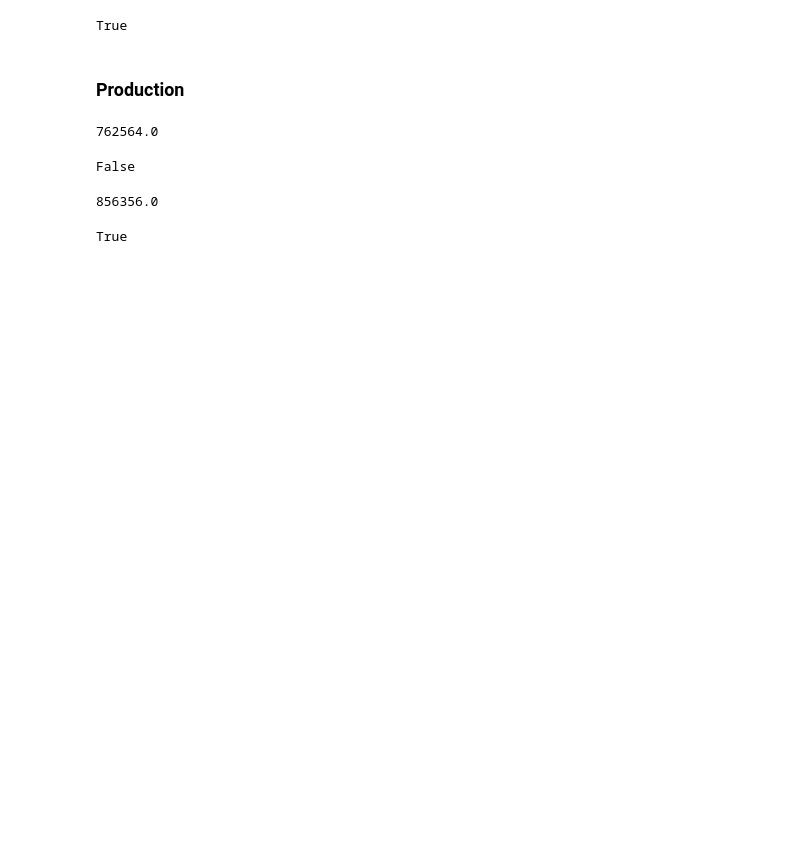
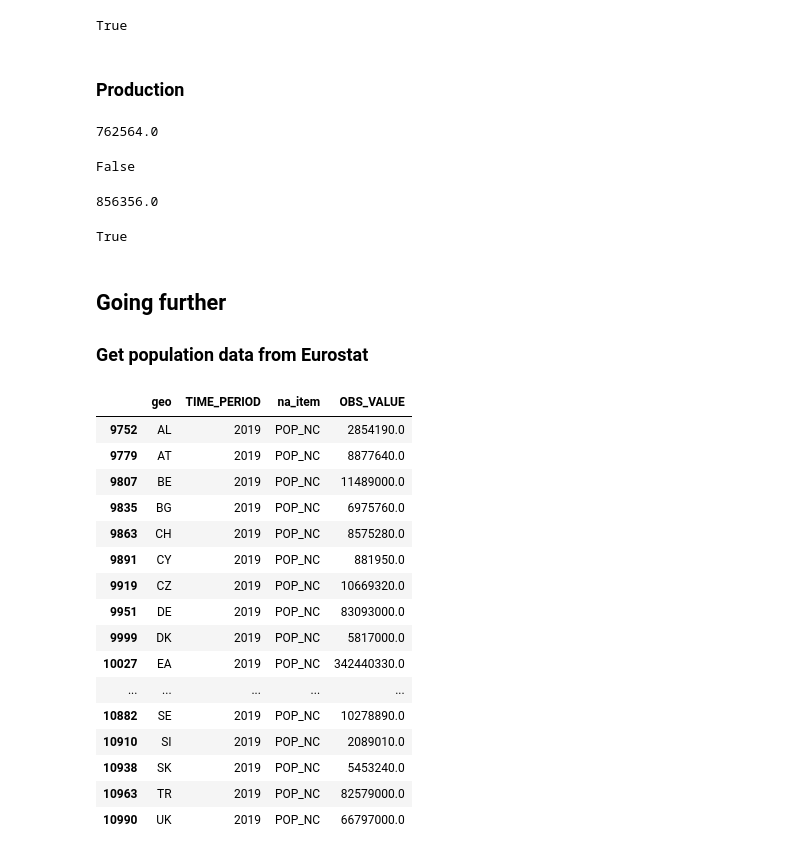
Before and after one commit to adrien-perello/EEIOA, a Jupyter notebook: scripts/01_IOT_&_National_accounts.ipynb, the cells around one changed output. Cells and saved outputs as stored; diff of their text form; code cells hidden in the pictures; blank space fills up the shorter version.

Commit message:
add Eurostat population retrieval

```diff
--- a/scripts/01_IOT_&_National_accounts.ipynb
+++ b/scripts/01_IOT_&_National_accounts.ipynb
@@ -624,3 +624,60 @@ cbs_data_production
 cbs_data_production == eurostat_production.loc[('NL', 2021)]['GDP']
 # %% [output]
 True
+# %% [markdown]
+## Going further
+### Get population data from Eurostat
+# %%
+# Set file path
+file_eurostat = "../data/eurostat/nama_10_pe_linear.csv"
+
+# Load Eurostat data
+eurostat_data = pd.read_csv(file_eurostat)
+# %%
+# select the period range for comparison
+START_YEAR = 2019
+
+# select national account codes to be isolated in the data
+# https://dd.eionet.europa.eu/vocabulary/eurostat/na_item/view
+# "POP_NC" = "Total population national concept "
+INDICATORS_POPULATION = ["POP_NC"]
+
+# Ensure all indicators are available in the 'na_item' column
+if not set(eurostat_data['na_item'].unique()) & set(INDICATORS_POPULATION) == set(INDICATORS_POPULATION):
+    raise ValueError("Missing indicators")
+
+# only keeps rows that fit the following conditions
+# Indicator = population
+# year = START_YEAR
+# unit = THS_PER (thousand person)
+MASK = (eurostat_data['na_item'].isin(INDICATORS_POPULATION)) \
+    & (eurostat_data['TIME_PERIOD'] == START_YEAR) \
+    & (eurostat_data['unit'] == "THS_PER")
+
+# make a copy for futuer manipulations
+eurostat_population = eurostat_data[MASK].copy()
+
+# Convert 'THS_PER' unit into 'PER' unit
+eurostat_population['OBS_VALUE'] = eurostat_population['OBS_VALUE']*1000
+eurostat_population = eurostat_population[['geo', 'TIME_PERIOD', 'na_item', 'OBS_VALUE']]
+
+# Visualize
+eurostat_population
+# %% [output]
+|  | geo | TIME_PERIOD | na_item | OBS_VALUE |
+| 9752 | AL | 2019 | POP_NC | 2854190.0 |
+| 9779 | AT | 2019 | POP_NC | 8877640.0 |
+| 9807 | BE | 2019 | POP_NC | 11489000.0 |
+| 9835 | BG | 2019 | POP_NC | 6975760.0 |
+| 9863 | CH | 2019 | POP_NC | 8575280.0 |
+| 9891 | CY | 2019 | POP_NC | 881950.0 |
+| 9919 | CZ | 2019 | POP_NC | 10669320.0 |
+| 9951 | DE | 2019 | POP_NC | 83093000.0 |
+| 9999 | DK | 2019 | POP_NC | 5817000.0 |
+| 10027 | EA | 2019 | POP_NC | 342440330.0 |
+| ... | ... | ... | ... | ... |
+| 10882 | SE | 2019 | POP_NC | 10278890.0 |
+| 10910 | SI | 2019 | POP_NC | 2089010.0 |
+| 10938 | SK | 2019 | POP_NC | 5453240.0 |
+| 10963 | TR | 2019 | POP_NC | 82579000.0 |
+| 10990 | UK | 2019 | POP_NC | 66797000.0 |
```
Also changed, not shown: parts of 3 cells of this notebook.
